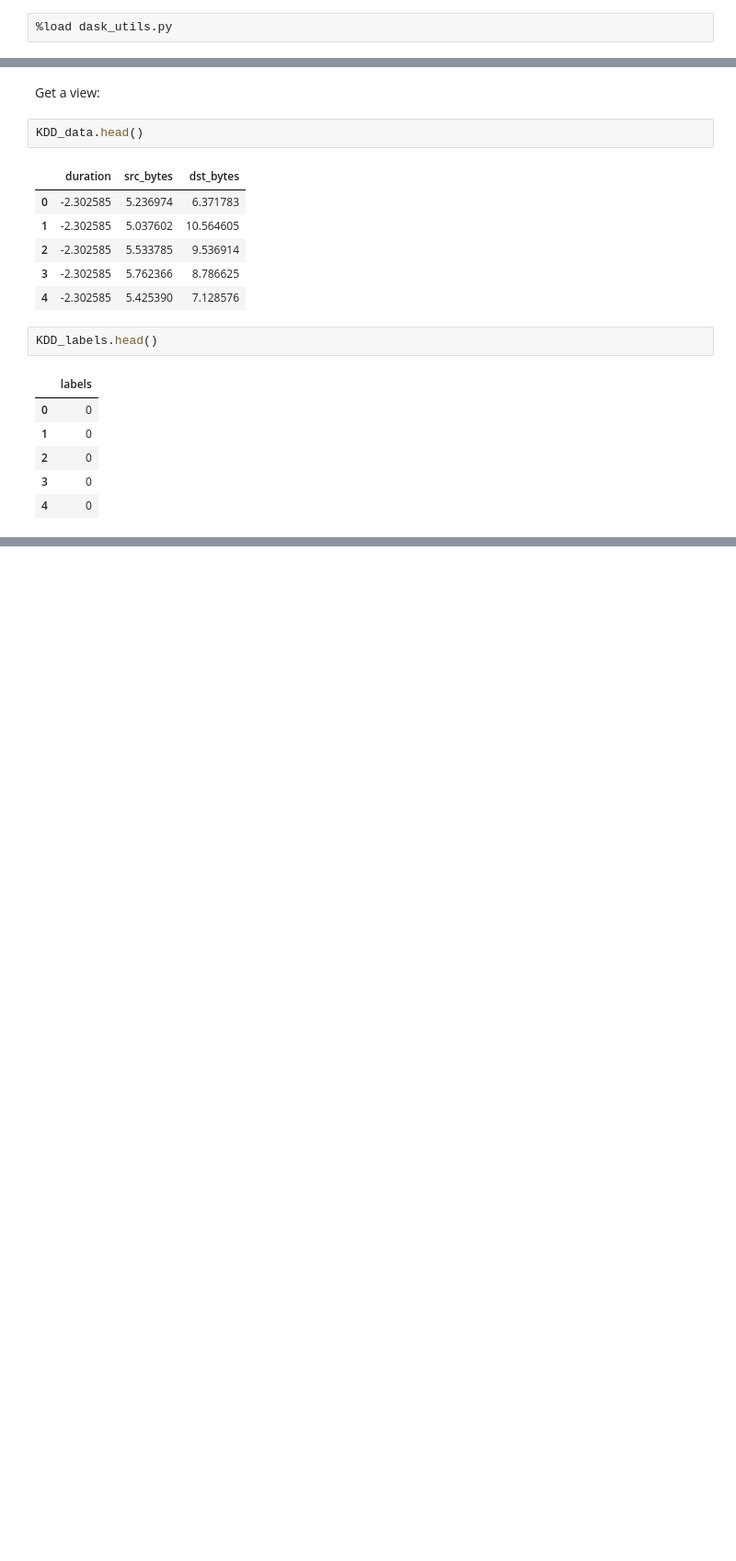
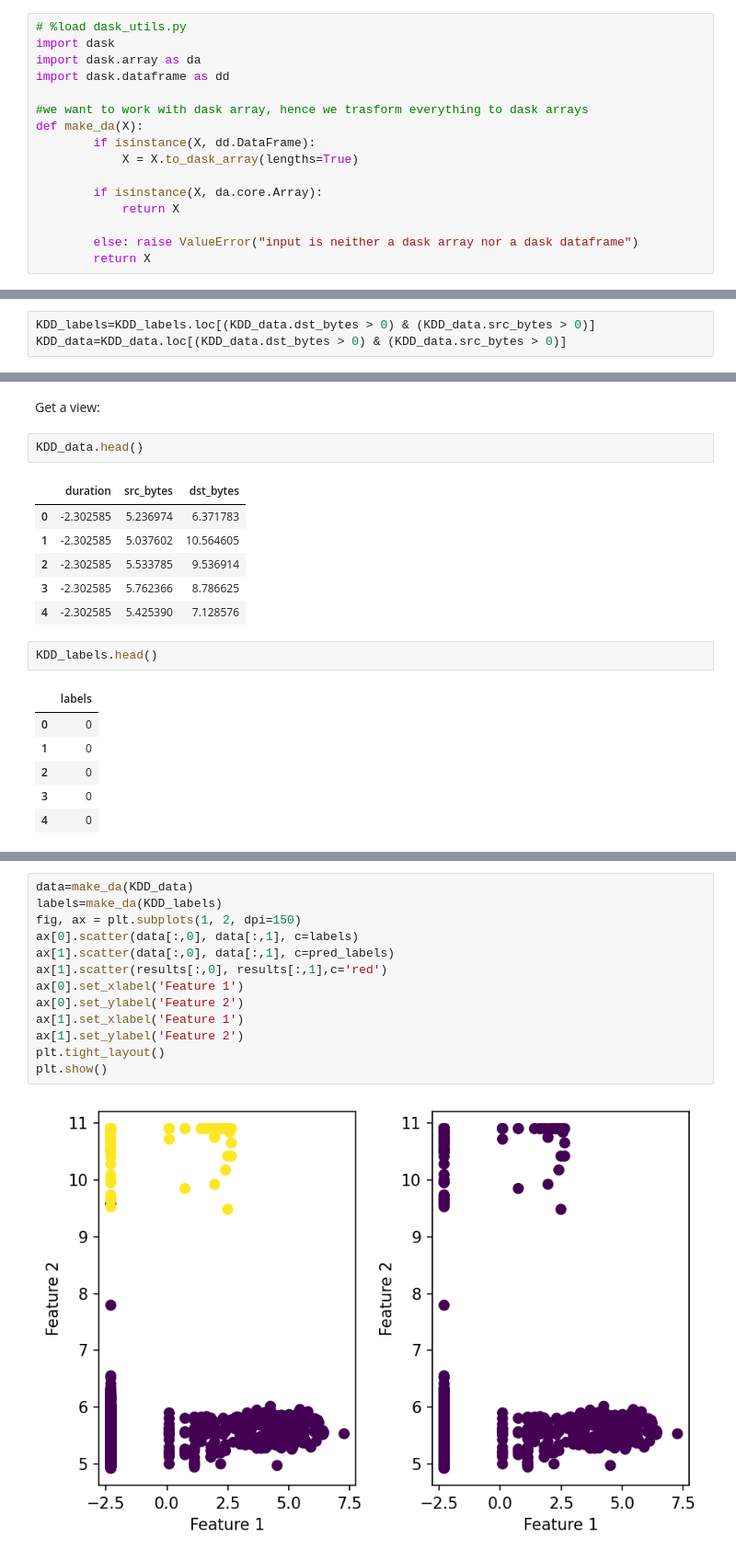
Before and after one commit to ElHuaco/Distributed-k-means, a Jupyter notebook: src/dask/notebooks/OUR CODE/Main.ipynb, the cells around one changed output, grey strips where cells are left out. Shown at 92% size. Saved outputs shown, nothing was run; the diff lists cells and outputs as text; blank space fills up the shorter version.

```diff
--- a/src/dask/notebooks/OUR CODE/Main.ipynb
+++ b/src/dask/notebooks/OUR CODE/Main.ipynb
@@ -84,7 +85,21 @@ import sklearn.cluster
 # %% [markdown]
 # Utils
 # %%
-%load dask_utils.py
+# %load dask_utils.py
+import dask
+import dask.array as da
+import dask.dataframe as dd
+
+#we want to work with dask array, hence we trasform everything to dask arrays
+def make_da(X):
+        if isinstance(X, dd.DataFrame):
+            X = X.to_dask_array(lengths=True)
+
+        if isinstance(X, da.core.Array):
+            return X
+
+        else: raise ValueError("input is neither a dask array nor a dask dataframe")
+        return X
 # %% [markdown]
 # Scalable K-means: K-means||
 # %% [markdown]
@@ -283,3 +399,6 @@ total number of samples: 58719
+# %%
+KDD_labels=KDD_labels.loc[(KDD_data.dst_bytes > 0) & (KDD_data.src_bytes > 0)]
+KDD_data=KDD_data.loc[(KDD_data.dst_bytes > 0) & (KDD_data.src_bytes > 0)]
 # %% [markdown]
 Let's store the final version of the dataset in the nodes.
 # %%
@@ -318,0 +450,15 @@ KDD_labels.head()
+# %%
+data=make_da(KDD_data)
+labels=make_da(KDD_labels)
+fig, ax = plt.subplots(1, 2, dpi=150)
+ax[0].scatter(data[:,0], data[:,1], c=labels)
+ax[1].scatter(data[:,0], data[:,1], c=pred_labels)
+ax[1].scatter(results[:,0], results[:,1],c='red')
+ax[0].set_xlabel('Feature 1')
+ax[0].set_ylabel('Feature 2')
+ax[1].set_xlabel('Feature 1')
+ax[1].set_ylabel('Feature 2')
+plt.tight_layout()
+plt.show()
+# %% [output]
+[figure, added]
```
Also changed, not shown: parts of 27 cells of this notebook, 12 other files.
